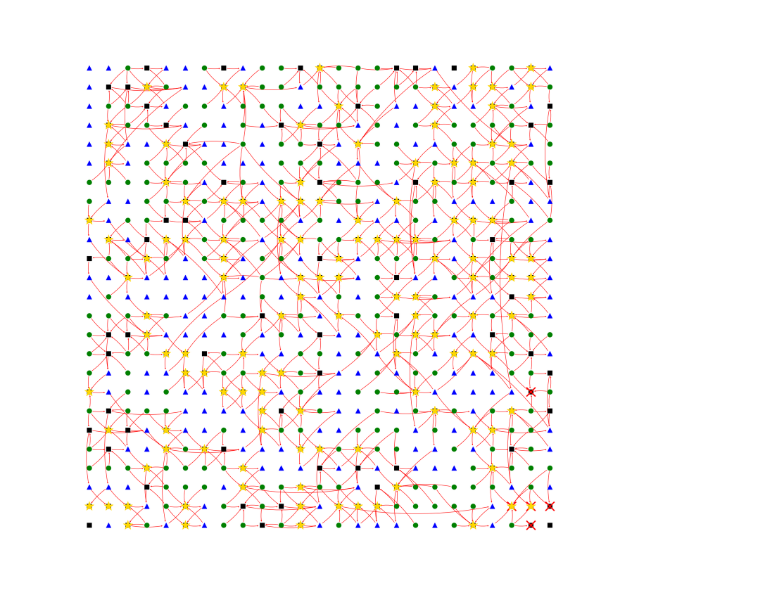
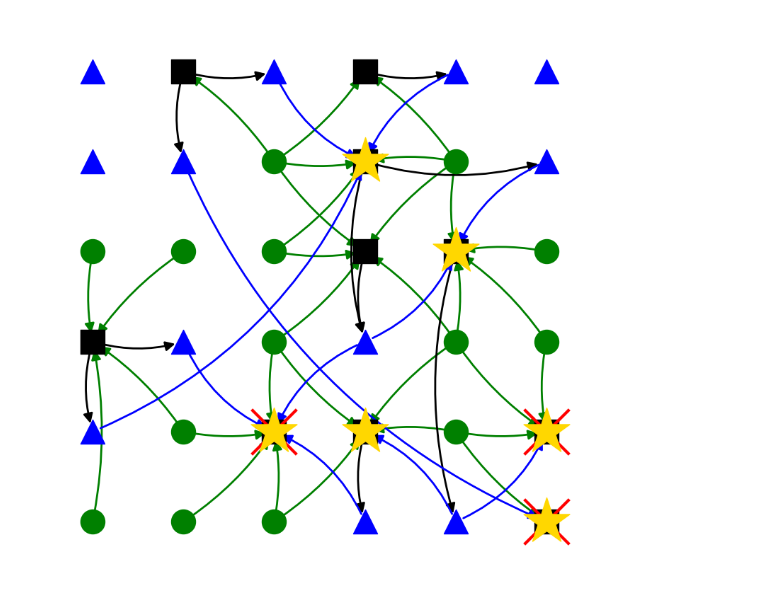
Before and after one commit to LuigiZanon/brincadeira-com-grafos, a Jupyter notebook: grafos.ipynb, the cells around one changed output. Saved outputs shown, nothing was run; the diff lists cells and outputs as text; code cells hidden in the pictures.

Commit message:
Finish coloring the edges of the graph

```diff
--- a/grafos.ipynb
+++ b/grafos.ipynb
@@ -14,8 +14,8 @@ def gera_matriz(N, seed):
 def distance(node1, node2):
     return max(abs(node1[0] - node2[0]),(abs(node1[1] - node2[1])))
 
-N = 25
-seed = 20
+N = 6
+seed = 5
 
 matriz = gera_matriz(N, seed)
 
@@ -78,9 +79,24 @@ def path_search(current_node, step, current_path):
 for circle in nodes_C:
     path_search(circle, 2, [circle])
 
+green_edges = set()
+black_edges = set()
+blue_edges  = set()
+
 path_edges = set()
+
 for path in successed_path + failed_path:
     for i in range((len(path))-1):
+
+        aresta = (path[i], path[i+1])
+
+        if i == 0:
+            green_edges.add(aresta)
+        elif i == 1:
+            black_edges.add(aresta)
+        elif i == 2:
+            blue_edges.add(aresta)
+
         path_edges.add((path[i], path[i+1]))
 
 failed_nodes = list(set([c[-1] for c in failed_path]))
@@ -108,8 +124,8 @@ figsize = max(10, N * 1.0)
 
 node_size = max(100, 3600 / N)
 
-edge_width = max(1, 12 / N)
-arrow_width = max(5, 120 / N)
+edge_width = max(2, 12 / N)
+arrow_width = max(2, 120 / N)
 X_size = node_size * 3.5
 star_size = node_size * 4
 espessura_x = max(1, 18 / N)
@@ -142,41 +158,67 @@ nx.draw_networkx_nodes(
     node_size=node_size,
     node_shape="^"
 )
 
 
 if failed_nodes:
     nx.draw_networkx_nodes(
         G,
         pos=position,
         nodelist=failed_nodes,
         node_color="red",
         node_size=X_size,
         node_shape="x",
         linewidths=3
     )
 
 if succeed_nodes:
     nx.draw_networkx_nodes(
         G,
         pos=position,
         nodelist=succeed_nodes,
         node_color="gold",
         node_size=star_size,
         node_shape="*"
     )
 
-nx.draw_networkx_edges(
-    G,
-    pos=position,
-    edgelist=list(path_edges),
-    edge_color="red",
-    width=edge_width,
-    arrows=True,
-    arrowsize=arrow_width,
-    connectionstyle="arc3,rad=0.1",
-)
+if green_edges:
+    nx.draw_networkx_edges(
+        G,
+        pos=position,
+        edgelist=list(green_edges),
+        edge_color="green",
+        width = edge_width,
+        arrows=True,
+        arrowsize=arrow_width,
+        connectionstyle='arc3,rad=0.1'
+    )
+
+if black_edges:
+    nx.draw_networkx_edges(
+        G,
+        pos=position,
+        edgelist=list(black_edges),
+        edge_color="black",
+        width = edge_width,
+        arrows=True,
+        arrowsize=arrow_width,
+        connectionstyle='arc3,rad=0.15'
+    )
+
+if blue_edges:
+    nx.draw_networkx_edges(
+        G,
+        pos=position,
+        edgelist=list(blue_edges),
+        edge_color="blue",
+        width = edge_width,
+        arrows=True,
+        arrowsize=arrow_width,
+        connectionstyle='arc3,rad=0.2'
+    )
+
 
 plt.axis("off")
 plt.show()
 # %% [output]
-[figure, old version]
+[figure, new version]
```
Also changed, not shown: parts of 2 cells of this notebook.
